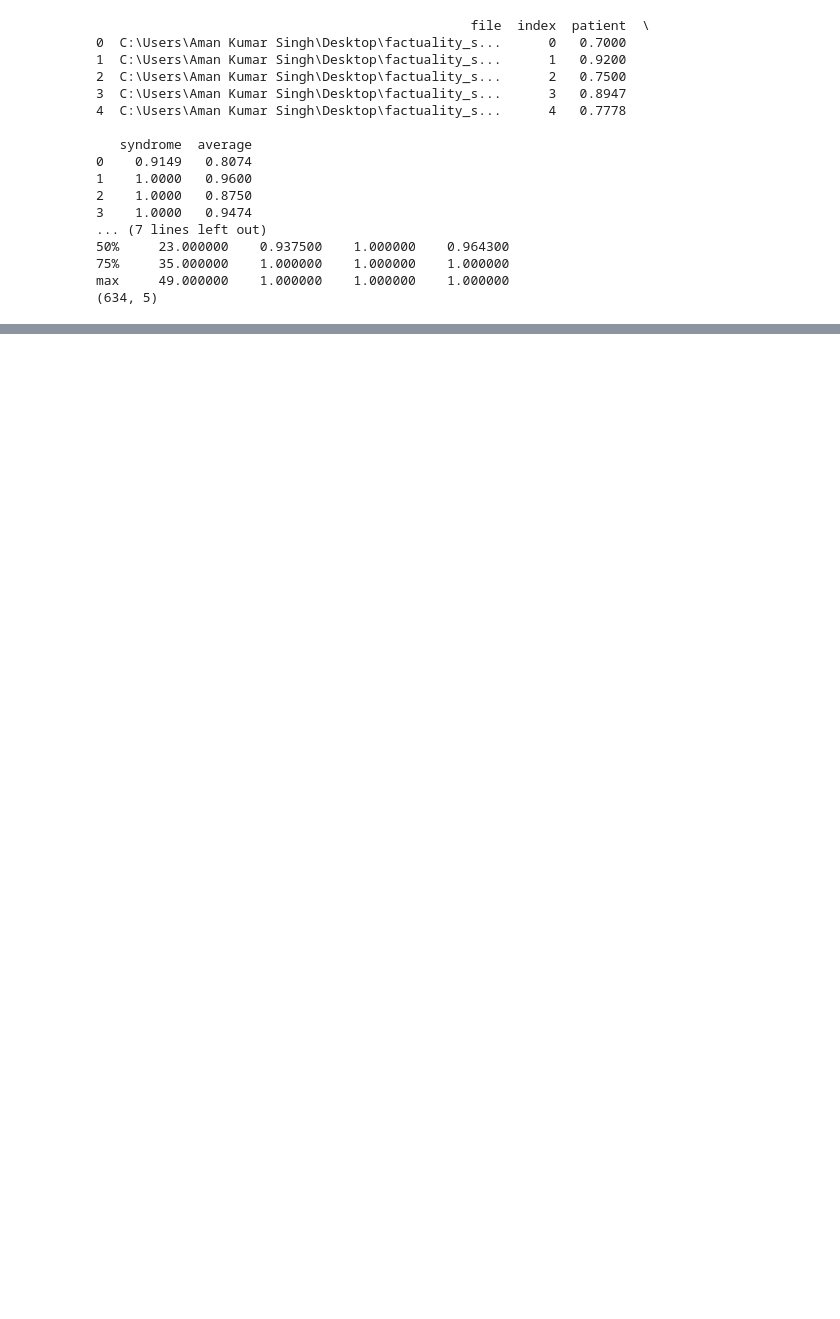
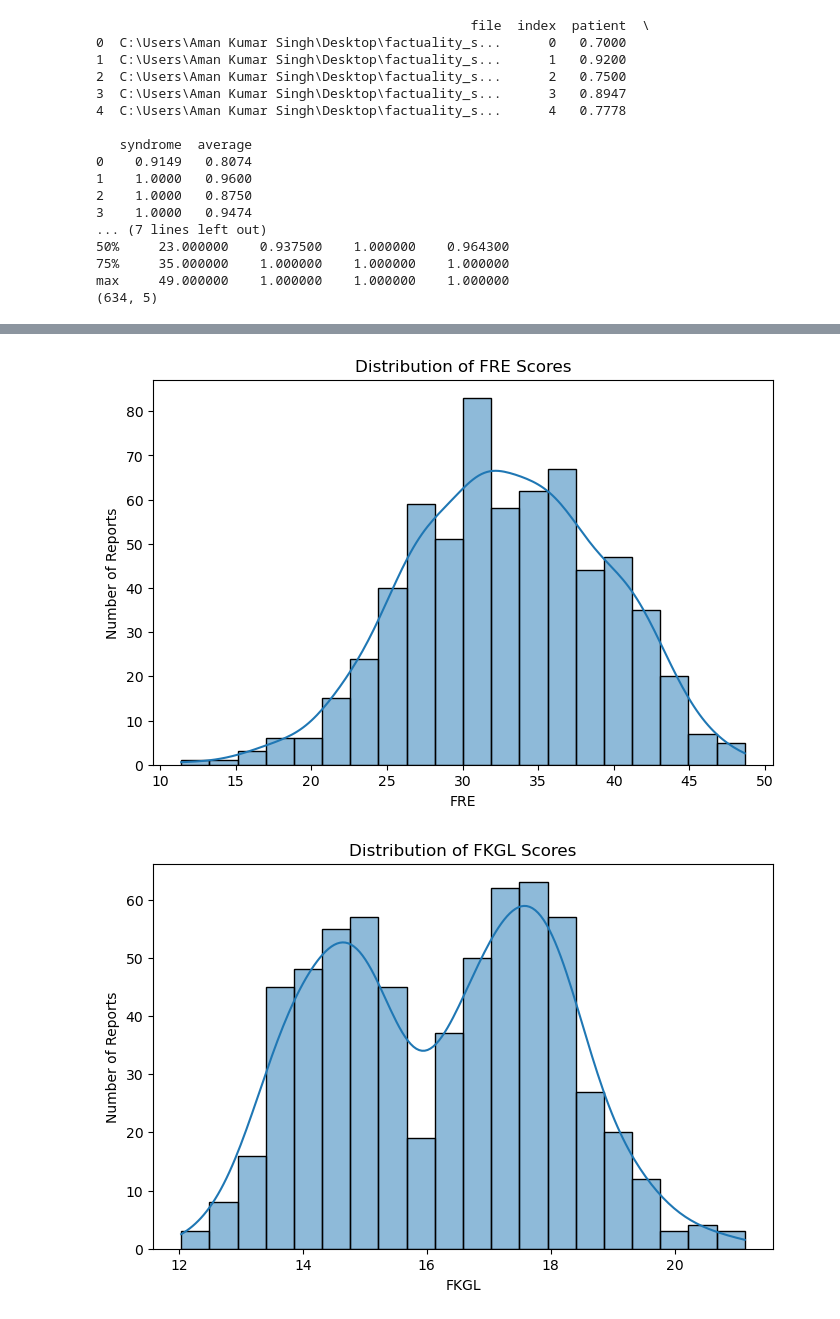
Before and after one commit to Singh-Aman08/msc-dissertation-clinical-knowledge-distillation, a Jupyter notebook: Report_Evaluation/factuality_distribution.ipynb, the cells around one changed output, grey strips where cells are left out. Saved outputs shown, nothing was run; the diff lists cells and outputs as text; code cells hidden in the pictures; blank space fills up the shorter version.

```diff
--- a/Report_Evaluation/factuality_distribution.ipynb
+++ b/Report_Evaluation/factuality_distribution.ipynb
@@ -169,0 +681,13 @@ plt.show()
+# %%
+import re
+
+def clean_report(text):
+    # Remove markdown headings (#, ##)
+    text = re.sub(r"#\s*", "", text)
+
+    # Remove extra whitespace/newlines
+    text = re.sub(r"\s+", " ", text)
+
+    return text.strip()
+# %%
+reports_df["clean_report"] = reports_df["report"].apply(clean_report)
@@ -169,0 +788,30 @@ plt.show()
+# %%
+import matplotlib.pyplot as plt
+import seaborn as sns
+
+metrics = [
+    "FRE",
+    "FKGL",
+    "SMOG",
+    "Dale_Chall"
+]
+
+
+for metric in metrics:
+
+    plt.figure(figsize=(8,5))
+
+    sns.histplot(
+        readability_df[metric].dropna(),
+        bins=20,
+        kde=True
+    )
+
+    plt.xlabel(metric)
+    plt.ylabel("Number of Reports")
+    plt.title(f"Distribution of {metric} Scores")
+
+    plt.show()
+# %% [output]
+[figure, added]
+[figure, added]
```
Also changed, not shown: parts of 34 cells of this notebook, 47 other files.
